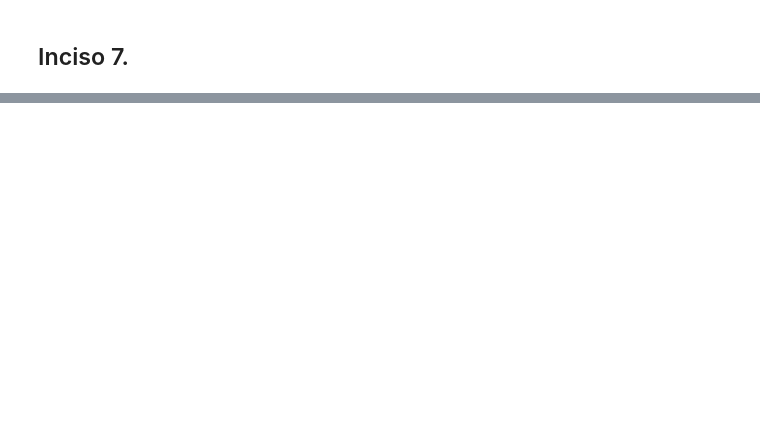
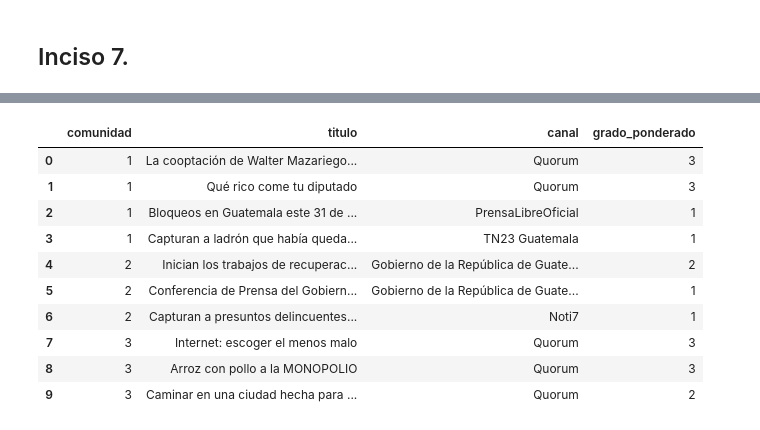
Before and after one commit to the-m7/LABORATORIO_6_DS, a Jupyter notebook: inciso_5_al_8.ipynb, the cells around one changed output, grey strips where cells are left out. Drawn from its saved outputs; the diff is of its cells as text; code cells hidden in the pictures; blank space fills up the shorter version.

```diff
--- a/inciso_5_al_8.ipynb
+++ b/inciso_5_al_8.ipynb
@@ -324,0 +335,2 @@ Nodos grado 0: 9
+# %%
+red_comunidades = G_videos.copy()
@@ -324,0 +341,5 @@ Nodos grado 0: 9
+# %%
+comunidades = louvain_communities(red_comunidades, weight="weight", resolution=1.0, threshold=1e-7, seed=0)
+comunidades = sorted(comunidades, key=len, reverse=True)
+comunidad_nodo = {nodo: i + 1 for i, comunidad in enumerate(comunidades) for nodo in comunidad}
+nx.set_node_attributes(red_comunidades, comunidad_nodo, "comunidad")
@@ -324,0 +399,32 @@ Nodos grado 0: 9
+# %%
+videos = pd.read_csv('youtube_videos.csv')
+info_videos = videos.drop_duplicates("video_id").set_index("video_id")
+principales = []
+
+for i, comunidad in enumerate(comunidades[:3], 1):
+    subgrafo = red_comunidades.subgraph(comunidad)
+    top = sorted(subgrafo.degree(weight="weight"), key=lambda x: x[1], reverse=True)[:5]
+    for nodo, grado in top:
+        video_id = nodo.replace("video::", "", 1)
+        principales.append({
+            "comunidad": i,
+            "video_id": video_id,
+            "titulo": info_videos.loc[video_id, "title"],
+            "canal": info_videos.loc[video_id, "channel_name"],
+            "grado_ponderado": grado
+        })
+
+principales = pd.DataFrame(principales)
+principales[['comunidad', 'titulo', 'canal', 'grado_ponderado']]
+# %% [output]
+|  | comunidad | titulo | canal | grado_ponderado |
+| 0 | 1 | La cooptación de Walter Mazariego... | Quorum | 3 |
+| 1 | 1 | Qué rico come tu diputado | Quorum | 3 |
+| 2 | 1 | Bloqueos en Guatemala este 31 de ... | PrensaLibreOficial | 1 |
+| 3 | 1 | Capturan a ladrón que había queda... | TN23 Guatemala | 1 |
+| 4 | 2 | Inician los trabajos de recuperac... | Gobierno de la República de Guate... | 2 |
+| 5 | 2 | Conferencia de Prensa del Gobiern... | Gobierno de la República de Guate... | 1 |
+| 6 | 2 | Capturan a presuntos delincuentes... | Noti7 | 1 |
+| 7 | 3 | Internet: escoger el menos malo | Quorum | 3 |
+| 8 | 3 | Arroz con pollo a la MONOPOLIO | Quorum | 3 |
+| 9 | 3 | Caminar en una ciudad hecha para ... | Quorum | 2 |
```
Also changed, not shown: parts of 28 cells of this notebook.
